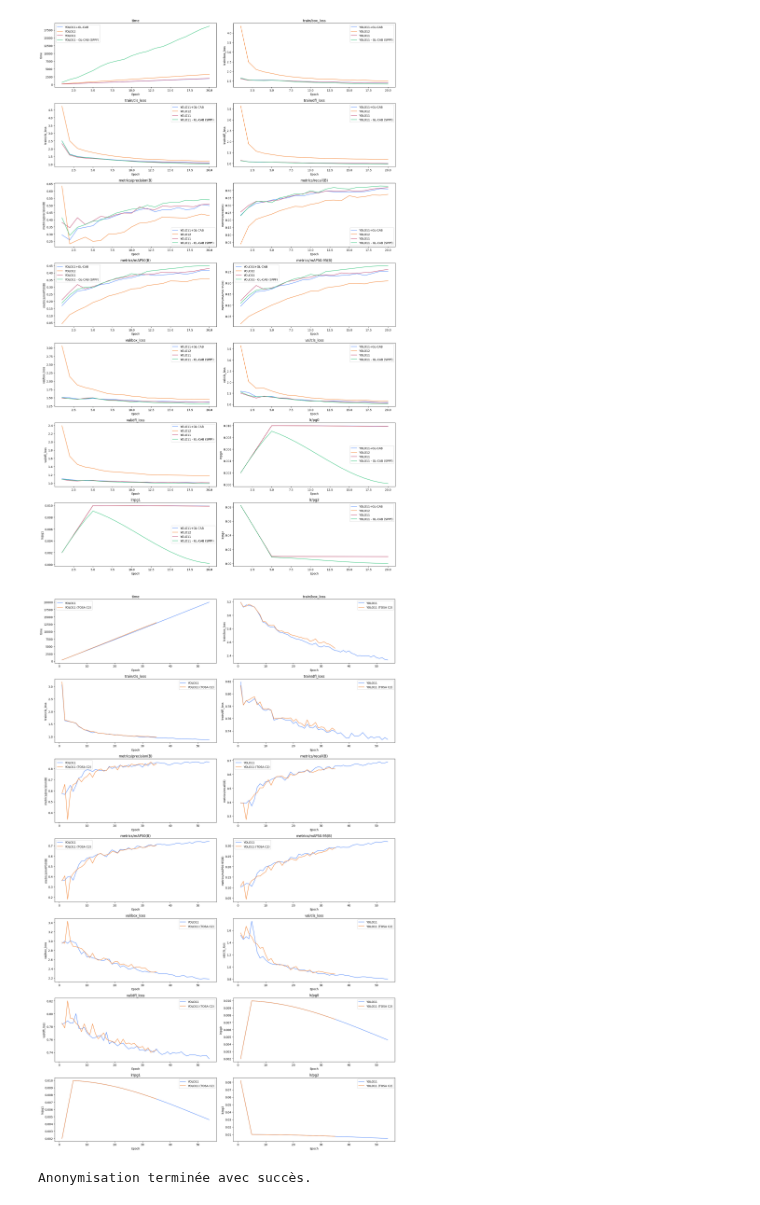
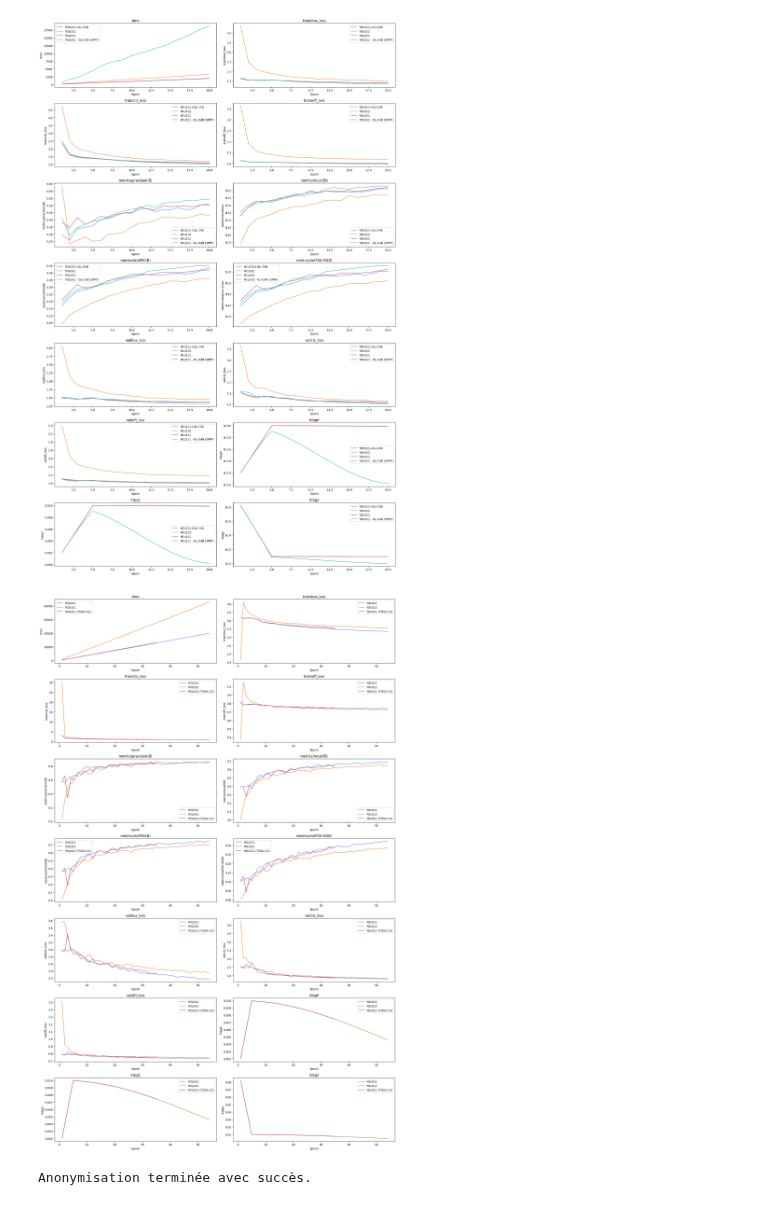
Before and after one commit to osiastossou/gl-yolo, a Jupyter notebook: analyse.ipynb, the cells around one changed output. Drawn from its saved outputs; the diff is of its cells as text; code cells hidden in the pictures.

```diff
--- a/analyse.ipynb
+++ b/analyse.ipynb
@@ -187,35 +187,35 @@ metrics = df_tosa_gl.columns[1:15]
 
 # Création des subplots (7 lignes × 2 colonnes = 14 graphes)
 fig, axes = plt.subplots(7, 2, figsize=(18, 28))
 axes = axes.flatten()
 
 for i, metric in enumerate(metrics):
     #axes[i].plot(epochs, df1[metric], label="YOLO11+GL-CAB")
     #axes[i].plot(df_c2psa_gl.iloc[:, 0], df_c2psa_gl[metric], label="YOLO11 (C2PSA to GL)")
     axes[i].plot(df_y11.iloc[:, 0], df_y11[metric], label="YOLO11")
     #axes[i].plot(epochs1, df5[metric], label="YOLO11+GL-CAB+PSA")
-    #-axes[i].plot(df_y12.iloc[:, 0], df_y12[metric], label="YOLO12")
+    axes[i].plot(df_y12.iloc[:, 0], df_y12[metric], label="YOLO12")
     #-axes[i].plot(df_sppf_gl.iloc[:, 0], df_sppf_gl[metric], label="YOLO11 (SPPF to GL)")
     #axes[i].plot(df_sppf_gl_dw.iloc[:, 0], df_sppf_gl_dw[metric], label="YOLO11 (SPPF to GL-DW)")
     #-axes[i].plot(df_tosa.iloc[:, 0], df_tosa[metric], label="YOLO11 (TOSA)")
     #-axes[i].plot(df_tosa_gl.iloc[:, 0], df_tosa_gl[metric], label="YOLO11 (TOSA GL)")
     axes[i].plot(df_tosa_c2.iloc[:, 0], df_tosa_c2[metric], label="YOLO11 (TOSA C2)")
 
 
     axes[i].set_title(metric)
     axes[i].set_xlabel("Epoch")
     axes[i].set_ylabel(metric)
     axes[i].legend()
 
 plt.tight_layout()
 
 # Sauvegarde image
 plt.savefig("comparison_metrics.png")
 
 # Affichage
 plt.show()
 # %% [output]
-[figure, old version]
+[figure, new version]
 # %%
 import pandas as pd
 
```
Also changed, not shown: 3 other files.
